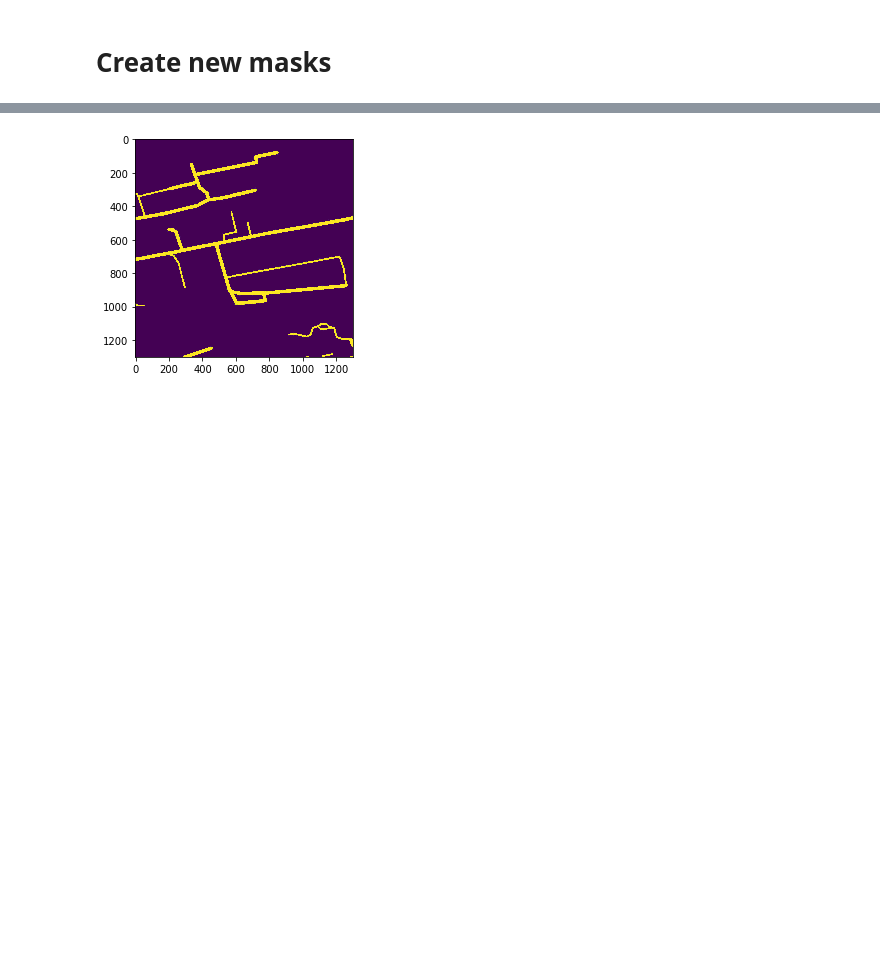
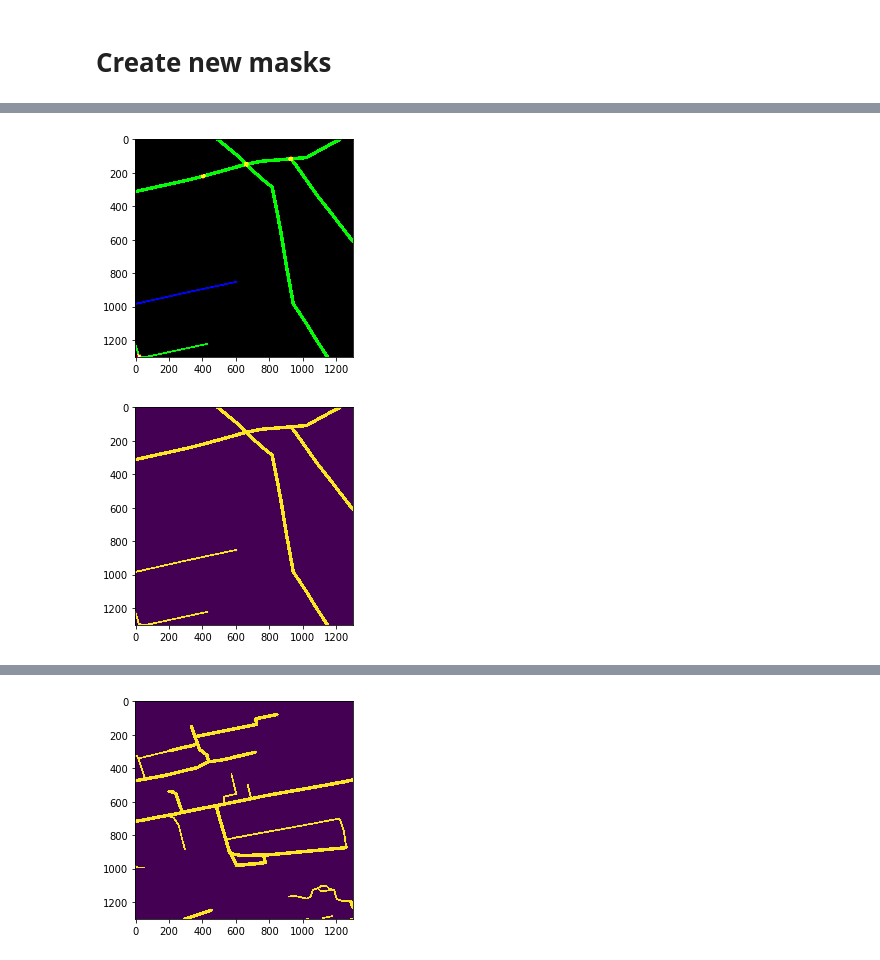
Before and after one commit to snakers4/spacenet-three, a Jupyter notebook: src/experiments.ipynb, the cells around one changed output, grey strips where cells are left out. Saved outputs shown, nothing was run; the diff lists cells and outputs as text; code cells hidden in the pictures; blank space fills up the shorter version.

```diff
--- a/src/experiments.ipynb
+++ b/src/experiments.ipynb
@@ -2579,0 +2741,13 @@ new_masks_df.to_csv('new_masks.csv')
+# %%
+import matplotlib.pyplot as plt
+from skimage.io import imread
+
+img = imread('../data/AOI_4_Shanghai_Roads_Train/MUL-PanSharpen_layered_mask/MUL-PanSharpen_AOI_4_Shanghai_img1456.jpg')
+plt.imshow(img)
+plt.show()
+img = imread('../data/AOI_4_Shanghai_Roads_Train/MUL-PanSharpen_width_mask/MUL-PanSharpen_AOI_4_Shanghai_img1456.jpg')
+plt.imshow(img)
+plt.show()
+# %% [output]
+[figure, added]
+[figure, added]
```
Also changed, not shown: parts of 24 cells of this notebook, 3 other files.
